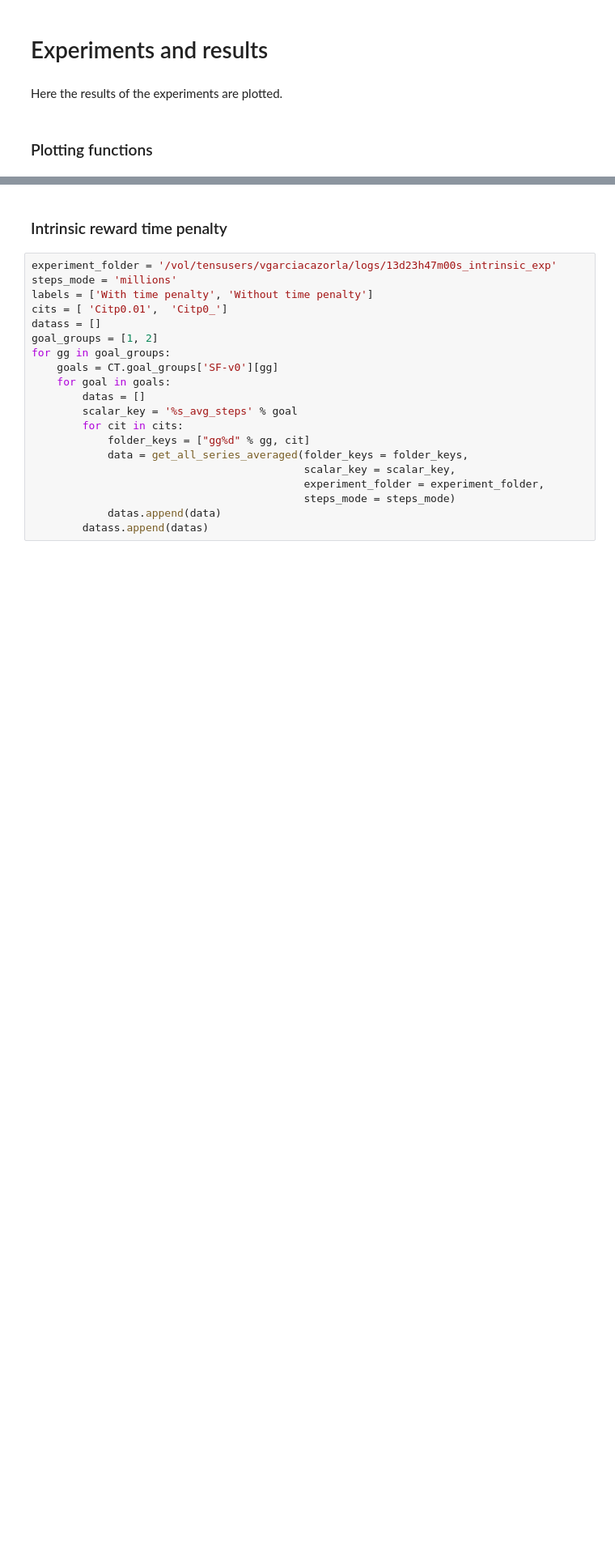
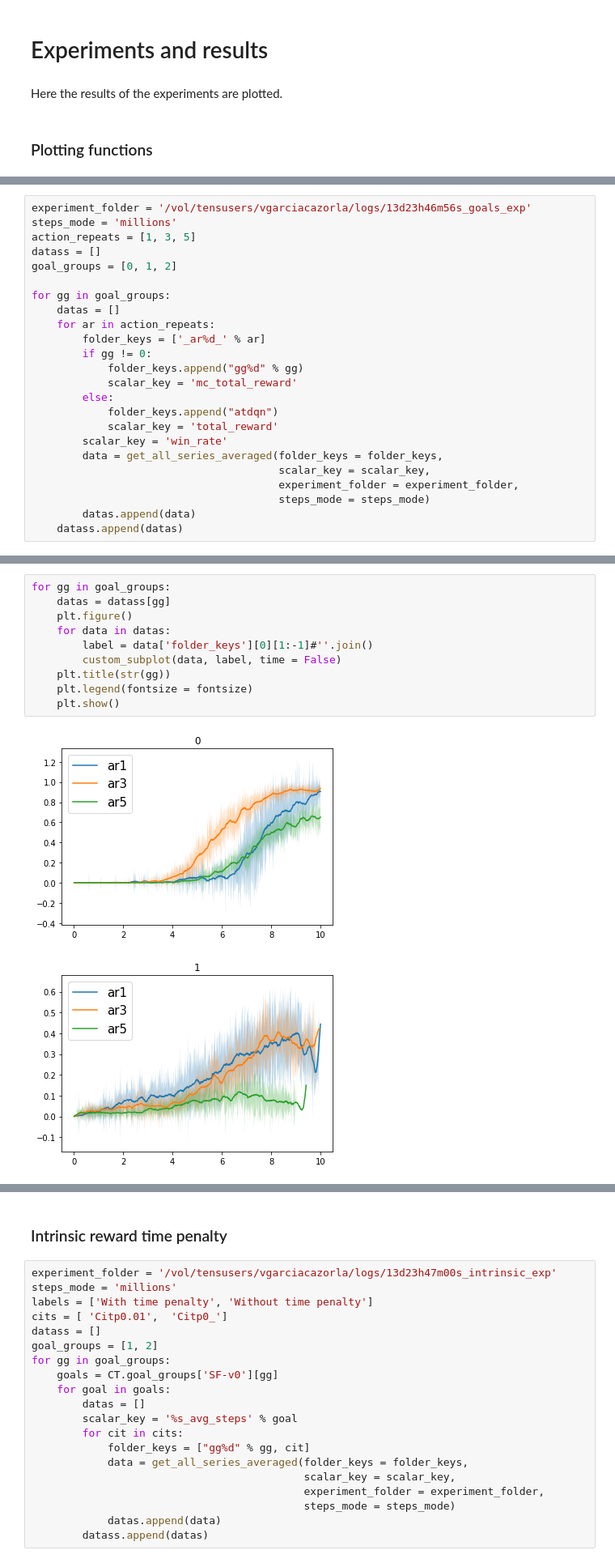
Before and after one commit to hipoglucido/Hierarchical-DRL-Tensorflow, a Jupyter notebook: plots.ipynb, the cells around one changed output, grey strips where cells are left out. Shown at 81% size. Drawn from its saved outputs; the diff is of its cells as text; blank space fills up the shorter version.

```diff
--- a/visualize_results.ipynb
+++ b/plots.ipynb
@@ -157,0 +230,24 @@ scalar_key = 'avg_ep_reward'
+# %%
+experiment_folder = '/vol/tensusers/vgarciacazorla/logs/13d23h46m56s_goals_exp'
+steps_mode = 'millions'
+action_repeats = [1, 3, 5]
+datass = []
+goal_groups = [0, 1, 2]
+
+for gg in goal_groups:
+    datas = []
+    for ar in action_repeats:
+        folder_keys = ['_ar%d_' % ar]
+        if gg != 0:
+            folder_keys.append("gg%d" % gg)
+            scalar_key = 'mc_total_reward'
+        else:
+            folder_keys.append("atdqn")
+            scalar_key = 'total_reward'
+        scalar_key = 'win_rate'
+        data = get_all_series_averaged(folder_keys = folder_keys,
+                                       scalar_key = scalar_key,
+                                       experiment_folder = experiment_folder,
+                                       steps_mode = steps_mode)
+        datas.append(data)
+    datass.append(datas)
@@ -157,0 +272,13 @@ scalar_key = 'avg_ep_reward'
+# %%
+for gg in goal_groups:
+    datas = datass[gg]
+    plt.figure()
+    for data in datas:
+        label = data['folder_keys'][0][1:-1]#''.join()
+        custom_subplot(data, label, time = False)
+    plt.title(str(gg))
+    plt.legend(fontsize = fontsize)
+    plt.show()
+# %% [output]
+[figure, added]
+[figure, added]
```
Also changed, not shown: parts of 13 cells of this notebook, 2 other files.
